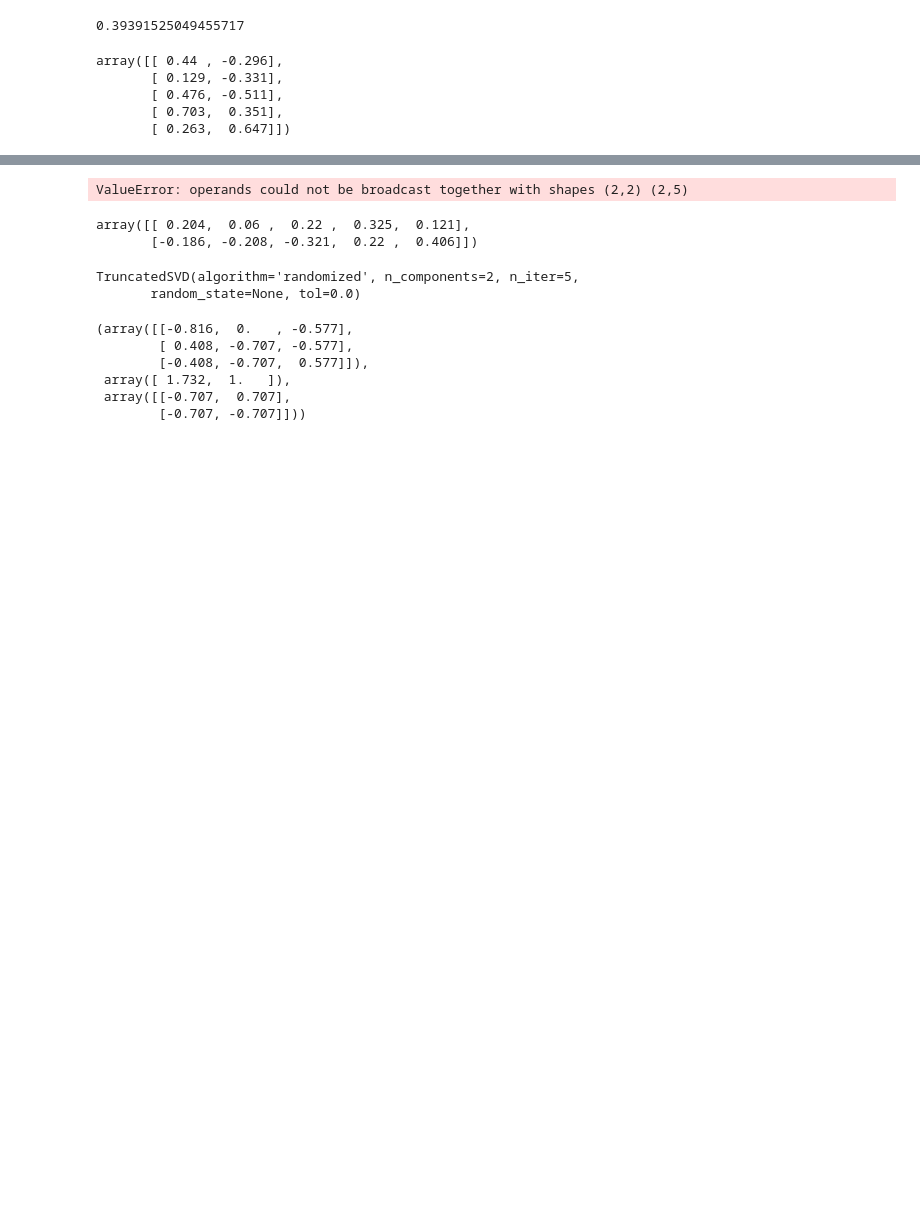
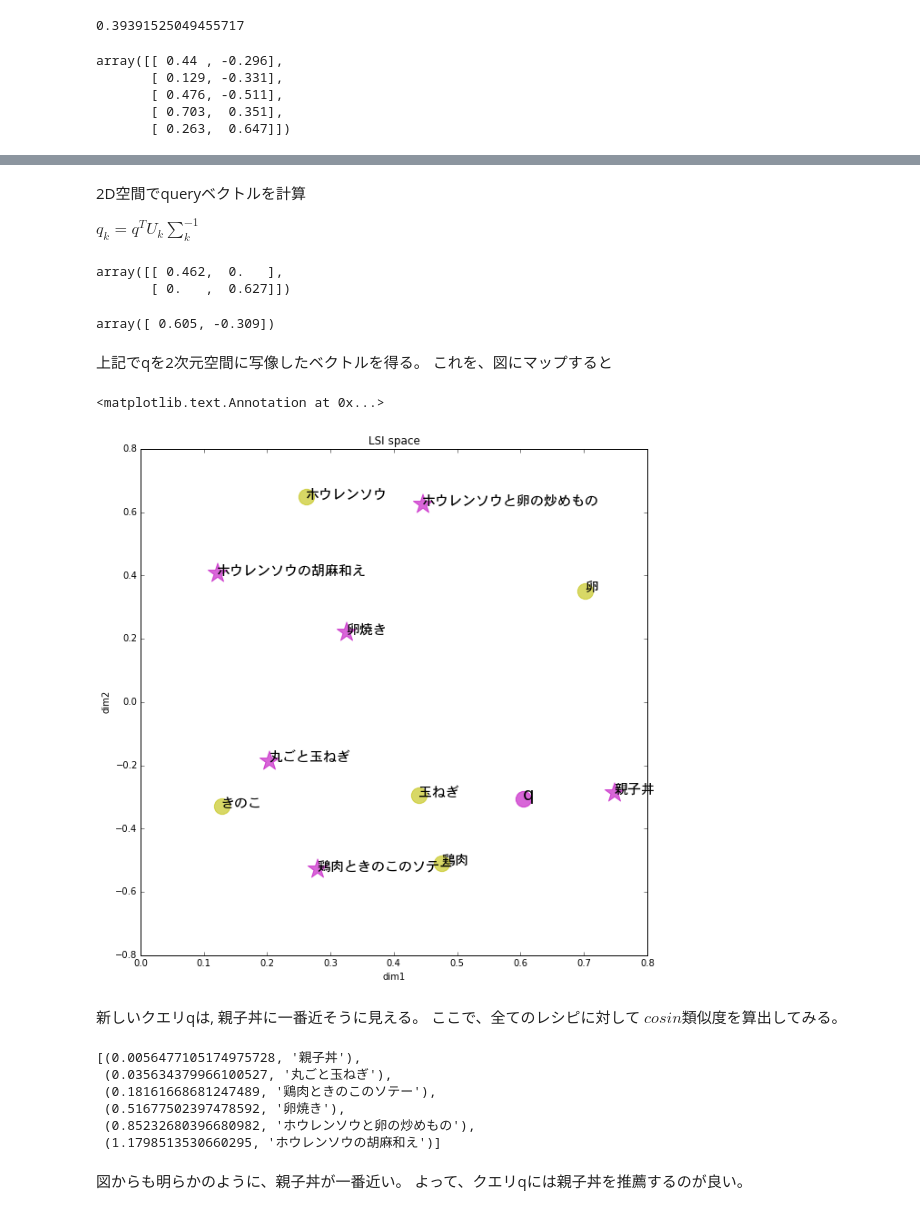
Before and after one commit to SamuraiT/truncated_svd, a Jupyter notebook: LSI.ipynb, the cells around one changed output, grey strips where cells are left out. Saved outputs shown, nothing was run; the diff lists cells and outputs as text; code cells hidden in the pictures; blank space fills up the shorter version.

```diff
--- a/LSI.ipynb
+++ b/LSI.ipynb
@@ -170,11 +173,12 @@ for i in range(6):
+# %% [markdown]
+2D空間でqueryベクトルを計算
+
+$q_k = q^TU_{k}\sum_{k}^{-1}$
 # %%
-q = np.array([1, 0, 0, 1, 1, 0]) #醤油
+q = np.array([0, 1, 1, 1, 0]) #きのこ、鶏肉、卵を使った料理
 # %%
-q2 = np.dot(np.linalg.inv(np.diag(D[:2]))*U[:,:2].T, q)
+D2_inv = np.linalg.inv(np.diag(D[:2]))
+D2_inv
 # %% [output]
-ValueError: operands could not be broadcast together with shapes (2,2) (2,5)
+array([[ 0.462,  0.   ],
+       [ 0.   ,  0.627]])
-# %%
-np.dot(np.linalg.inv(np.diag(D[:2])),U[:,:2].T)
-# %% [output]
-array([[ 0.204,  0.06 ,  0.22 ,  0.325,  0.121],
-       [-0.186, -0.208, -0.321,  0.22 ,  0.406]])
@@ -185,5 +184,0 @@ p = TruncatedSVD(2)
-# %%
-p.fit(C)
-# %% [output]
-TruncatedSVD(algorithm='randomized', n_components=2, n_iter=5,
-       random_state=None, tol=0.0)
@@ -196,9 +185,29 @@ A = np.array([
-# %%
-np.linalg.svd(A)
-# %% [output]
-(array([[-0.816,  0.   , -0.577],
-        [ 0.408, -0.707, -0.577],
-        [-0.408, -0.707,  0.577]]),
- array([ 1.732,  1.   ]),
- array([[-0.707,  0.707],
-        [-0.707, -0.707]]))
+# %%
+q2 = np.dot(q, U[:,:2].dot(D2_inv))
+q2
+# %% [output]
+array([ 0.605, -0.309])
+# %% [markdown]
+上記でqを2次元空間に写像したベクトルを得る。
+これを、図にマップすると
+# %%
+plt.figure(figsize=(10,10))
+plt.xlabel('dim1')
+plt.ylabel('dim2')
+plt.title('LSI space')
+plt.scatter(U[:,0], U[:,1], color='y', marker='o', s=300, alpha=0.6)
+for i, ingredient in enumerate(ingredients):
+    plt.annotate(ingredient, xy=(U[i,0],U[i,1]), fontproperties=prop,size='15')
+
+plt.scatter(Vt[:2][0], Vt[:2][1], color='m', marker='*', s=500, alpha=0.6)
+for i, recipe in enumerate(recipes):
+    plt.annotate(recipe, xy=(Vt[:2][0][i],Vt[:2][1][i]), fontproperties=prop,size='15')
+
+plt.scatter(*q2, s=300, alpha=0.6, color='m')
+plt.annotate('q', xy=(q2[0],q2[1]), size='20')
+# %% [output]
+<matplotlib.text.Annotation at 0x...>
+[figure, added]
+# %% [markdown]
+新しいクエリqは, 親子丼に一番近そうに見える。
+ここで、全てのレシピに対して $cosin$類似度を算出してみる。
@@ -204,0 +216,14 @@ np.linalg.svd(A)
+# %%
+cosine_similarity = [(cosin(q2,Vt[:2,i]),recipes[i]) for i in range(Vt[:2].shape[1])]
+# where vt[:2, i] is document i (i=1..6)
+sorted(cosine_similarity)
+# %% [output]
+[(0.0056477105174975728, '親子丼'),
+ (0.035634379966100527, '丸ごと玉ねぎ'),
+ (0.18161668681247489, '鶏肉ときのこのソテー'),
+ (0.51677502397478592, '卵焼き'),
+ (0.85232680396680982, 'ホウレンソウと卵の炒めもの'),
+ (1.1798513530660295, 'ホウレンソウの胡麻和え')]
+# %% [markdown]
+図からも明らかのように、親子丼が一番近い。
+よって、クエリqには親子丼を推薦するのが良い。
```
Also changed, not shown: parts of 16 cells of this notebook.
